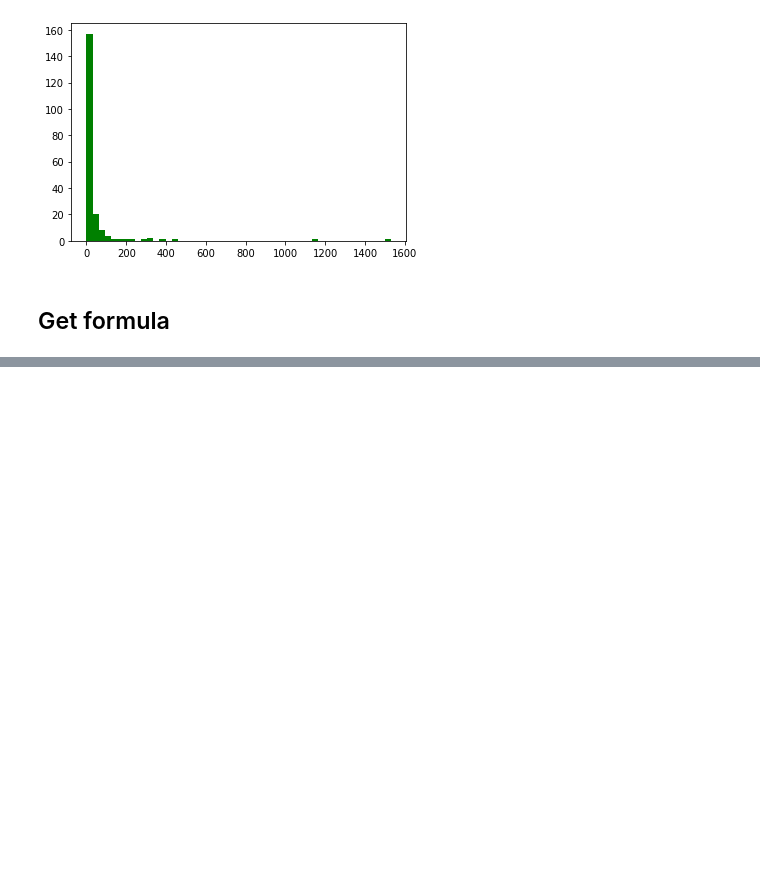
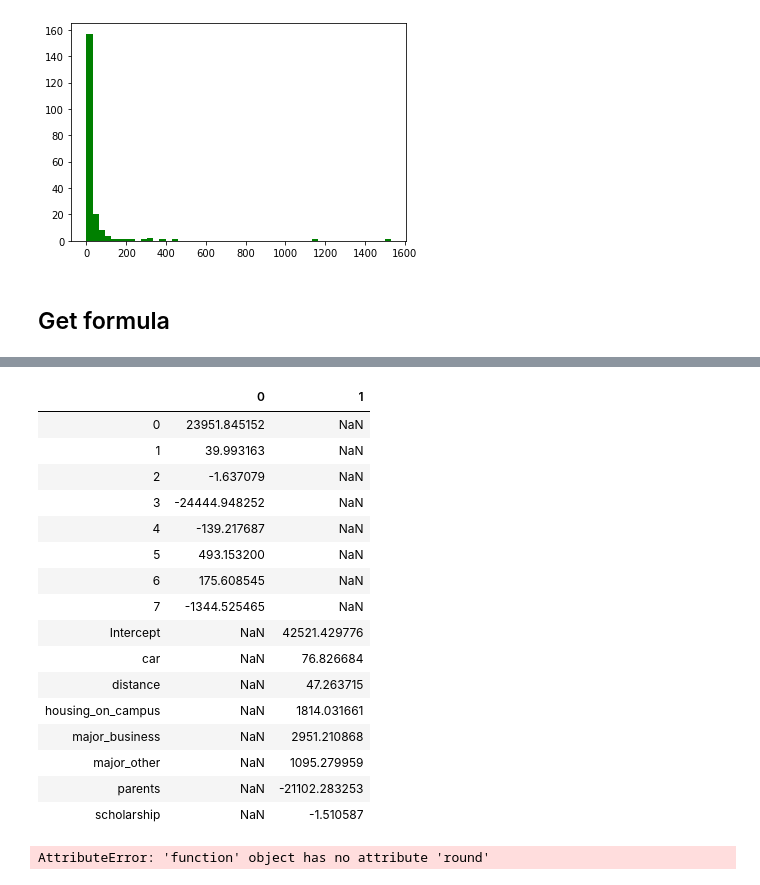
Before and after one commit to despresj/pythonChallenges, a Jupyter notebook: pandas/student_debt.ipynb, the cells around one changed output, grey strips where cells are left out. Cells and saved outputs as stored; diff of their text form; code cells hidden in the pictures; blank space fills up the shorter version.

```diff
--- a/pandas/student_debt.ipynb
+++ b/pandas/student_debt.ipynb
@@ -203,0 +123,30 @@ ValueError: color kwarg must have one color per data set. 127 data sets and 1 co
+# %%
+# def summary_stats(model):
+
+reg_output_min = model_results.iloc[:,4:].min()
+reg_output_max = model_results.iloc[:,4:].max()
+
+# TODO: get df of min/max coefs
+# %% [output]
+|  | 0 | 1 |
+| 0 | 23951.845152 | NaN |
+| 1 | 39.993163 | NaN |
+| 2 | -1.637079 | NaN |
+| 3 | -24444.948252 | NaN |
+| 4 | -139.217687 | NaN |
+| 5 | 493.153200 | NaN |
+| 6 | 175.608545 | NaN |
+| 7 | -1344.525465 | NaN |
+| Intercept | NaN | 42521.429776 |
+| car | NaN | 76.826684 |
+| distance | NaN | 47.263715 |
+| housing_on_campus | NaN | 1814.031661 |
+| major_business | NaN | 2951.210868 |
+| major_other | NaN | 1095.279959 |
+| parents | NaN | -21102.283253 |
+| scholarship | NaN | -1.510587 |
+# %%
+col_sums = eg_output.sum()
+col_sums.round(5)
+# %% [output]
+AttributeError: 'function' object has no attribute 'round'
```
Also changed, not shown: parts of 16 cells of this notebook.
